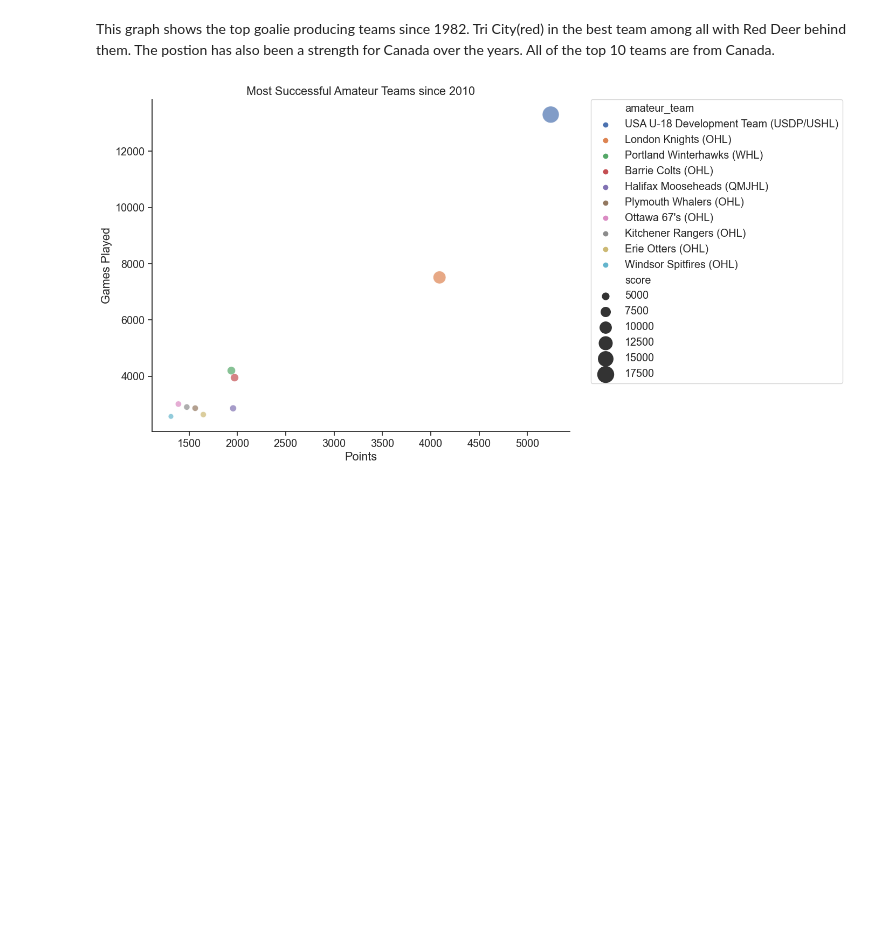
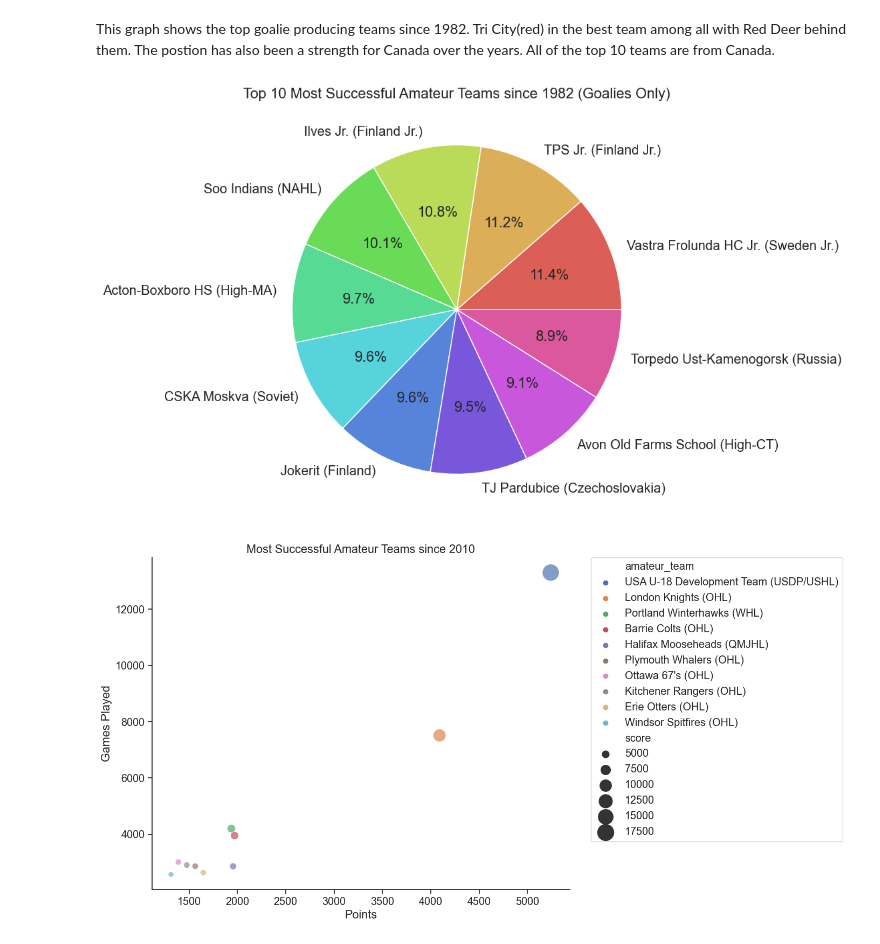
Before and after one commit to ubco-W2022T2-data301/project-group-group31, a Jupyter notebook: analysis/analysis3.ipynb, the cells around one changed output. Saved outputs shown, nothing was run; the diff lists cells and outputs as text; code cells hidden in the pictures; blank space fills up the shorter version.

```diff
--- a/analysis/analysis3.ipynb
+++ b/analysis/analysis3.ipynb
@@ -146,4 +136,33 @@ plt.show()
 # %% [markdown]
 This graph shows the top goalie producing teams since 1982. Tri City(red) in the best team among all with Red Deer behind them. The postion has also been a strength for Canada over the years. All of the top 10 teams are from Canada.
+# %%
+# Filter data to include only goalies with an amateur team
+df_goalies = df[df['position'] == 'G']
+df_amateur_goalies = df_goalies[df_goalies['amateur_team'].notnull()]
+df_amateur_goalies = df_amateur_goalies[~df_amateur_goalies['amateur_team'].str.contains('WHL|OHL|QMJHL')]
+
+# Calculate total score for each team
+Gdf = df_amateur_goalies.groupby('amateur_team', as_index=False).sum(numeric_only=True)[['amateur_team', 'goalie_games_played', 'goalie_wins']]
+Gdf['score'] = Gdf['goalie_games_played'] + Gdf['goalie_wins']
+Gdf = Gdf.sort_values('score', ascending=False)[:10]
+
+# Set color palette
+colors = sns.color_palette("hls", len(Gdf))
+
+# Set figure size
+fig = plt.figure(figsize=(10, 8))
+
+# Generate plot using matplotlib
+ax = fig.add_subplot(111)
+ax.pie(Gdf['score'], labels=Gdf['amateur_team'], colors=colors, autopct='%1.1f%%')
+
+# Set title and axis labels
+plt.title('Top 10 Most Successful Amateur Teams since 1982 (Goalies Only)')
+
+
+# Show plot
+plt.show()
+# %% [output]
+[figure, added]
 # %%
 df2010 = df.loc[:2791]
```
Also changed, not shown: parts of 8 cells of this notebook, 1 other file.
